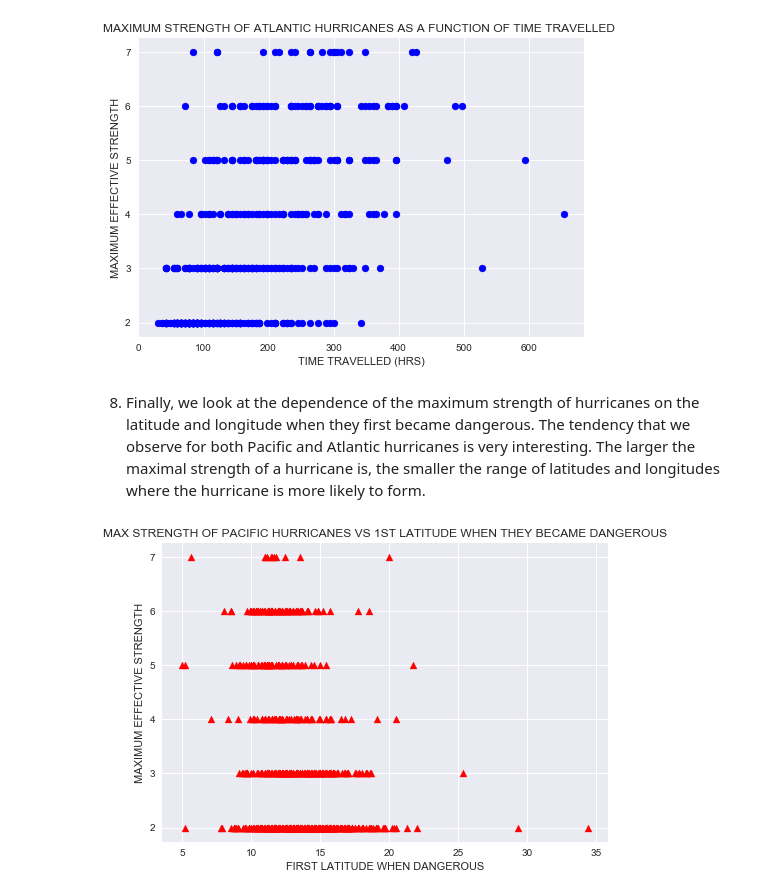
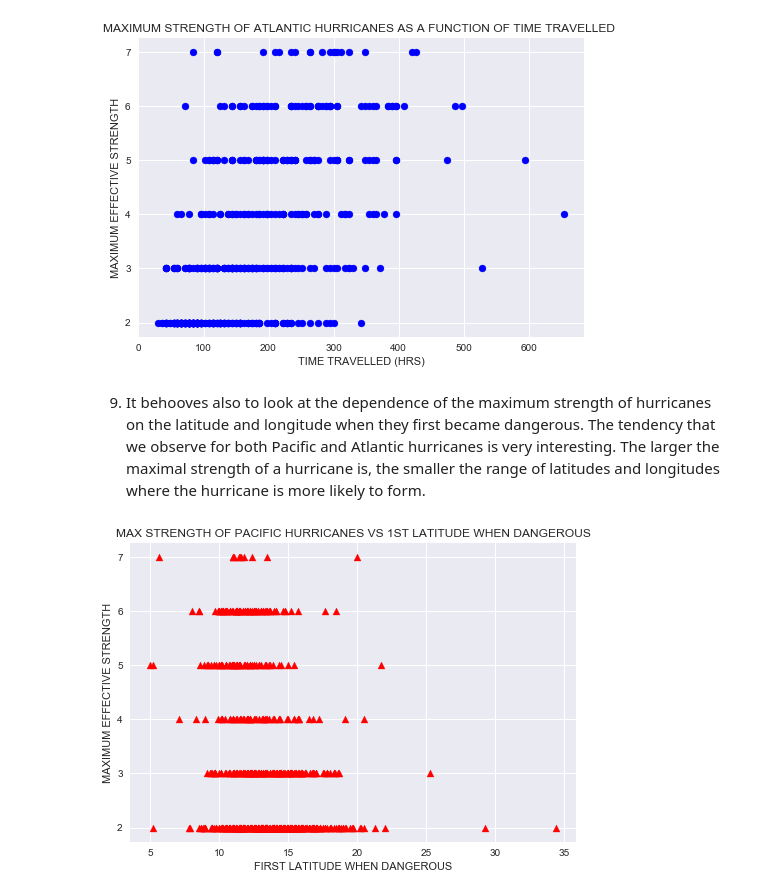
Before and after one commit to DenisDalidovich/SpringboardCapstoneProject1, a Jupyter notebook: Hurricanes_Data_Wrangling&Storytelling.ipynb, the cells around one changed output. Cells and saved outputs as stored; diff of their text form; code cells hidden in the pictures.

```diff
--- a/Hurricanes_Data_Wrangling&Storytelling.ipynb
+++ b/Hurricanes_Data_Wrangling&Storytelling.ipynb
@@ -656,19 +700,19 @@ ff3b.savefig('max_Atl_str_vs_time.pdf')
 # %% [output]
 [figure]
 # %% [markdown]
-8) Finally, we look at the dependence of the maximum strength of hurricanes on the latitude and longitude when they first became dangerous. The tendency that we observe for both Pacific and Atlantic hurricanes is very interesting. The larger the maximal strength of a hurricane is, the smaller the range of latitudes and longitudes where the hurricane is more likely to form.
+9) It behooves also to look at the dependence of the maximum strength of hurricanes on the latitude and longitude when they first became dangerous. The tendency that we observe for both Pacific and Atlantic hurricanes is very interesting. The larger the maximal strength of a hurricane is, the smaller the range of latitudes and longitudes where the hurricane is more likely to form.
 # %%
 ff4a = plt.figure()
 
 plt.scatter(x = df_Pac_new['FIRST LAT'], y = df_Pac_new['MAXIMUM EFFECTIVE STRENGTH'], marker = '^', c = 'r')
 plt.xlabel('FIRST LATITUDE WHEN DANGEROUS')
 plt.ylabel('MAXIMUM EFFECTIVE STRENGTH')
-plt.title('MAX STRENGTH OF PACIFIC HURRICANES VS 1ST LATITUDE WHEN THEY BECAME DANGEROUS')
+plt.title('MAX STRENGTH OF PACIFIC HURRICANES VS 1ST LATITUDE WHEN DANGEROUS')
 plt.show()
 
 ff4a.savefig('max_Pac_str_vs_first_lat.pdf')
 # %% [output]
-[figure, old version]
+[figure, new version]
 # %%
 ff4b = plt.figure()
 
```
Also changed, not shown: parts of 16 cells of this notebook.
